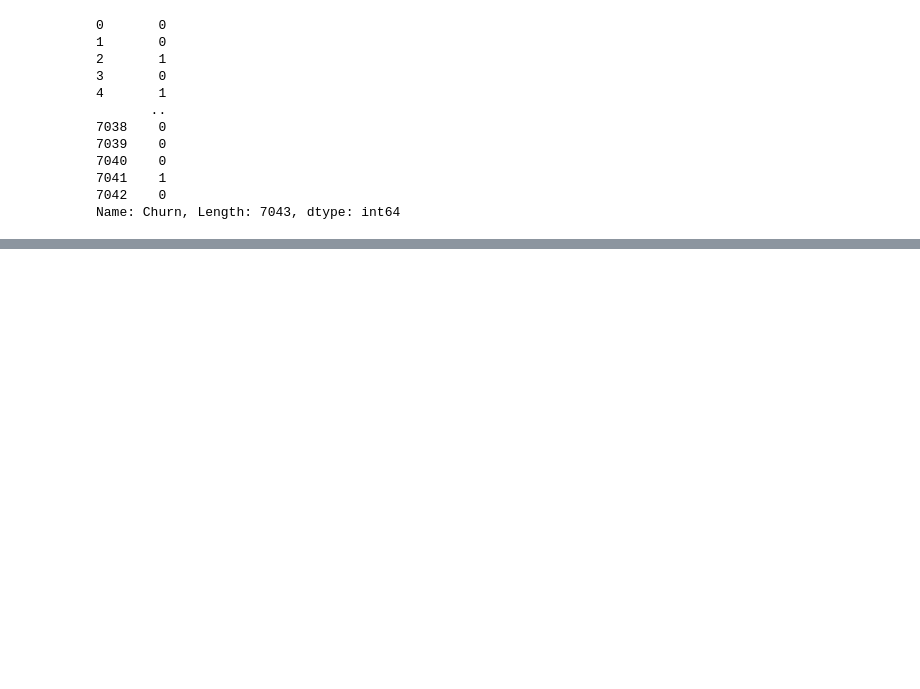
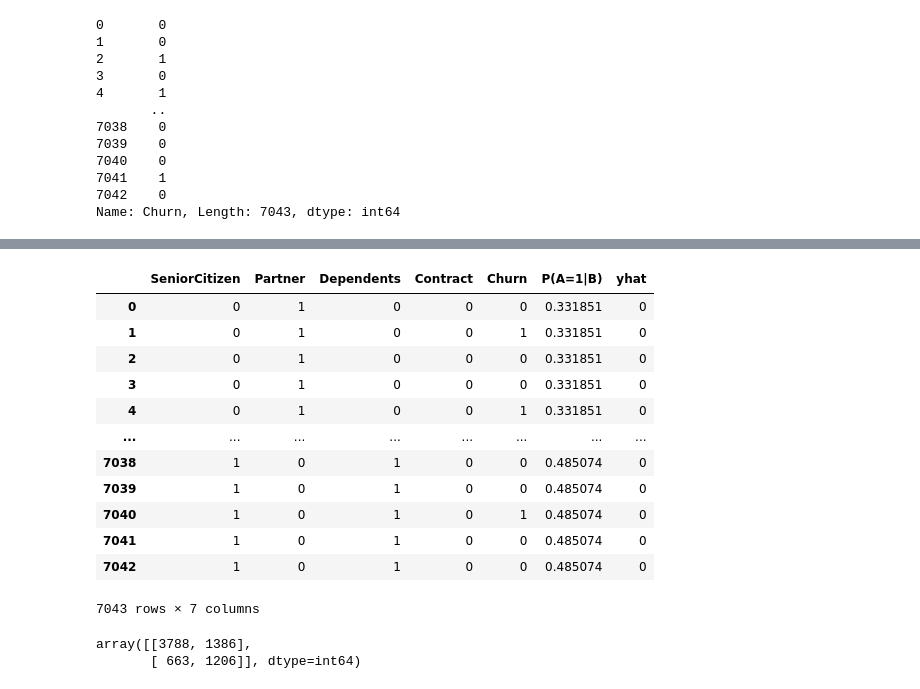
Before and after one commit to LKN-SP/MS9002, a Jupyter notebook: Naive Bayes/Naive Bayes - Class Exercise 1 (completed).ipynb, the cells around one changed output, grey strips where cells are left out. Saved outputs shown, nothing was run; the diff lists cells and outputs as text; code cells hidden in the pictures; blank space fills up the shorter version.

```diff
--- a/Naive Bayes/Naive Bayes - Class Exercise 1 (completed).ipynb
+++ b/Naive Bayes/Naive Bayes - Class Exercise 1 (completed).ipynb
@@ -396,0 +559,3 @@ y_pred
+# %%
+sub_df = df[feature_set+[label]]
+sub_df
@@ -396,0 +576,3 @@ y_pred
+# %%
+sub_df = pd.merge(sub_df, combin_df[feature_set+['P(A=1|B)']], on=feature_set)
+sub_df
@@ -396,0 +593,22 @@ y_pred
+# %%
+sub_df['yhat'] = (sub_df['P(A=1|B)'] > 0.5).astype(int)
+sub_df
+# %% [output]
+|  | SeniorCitizen | Partner | Dependents | Contract | Churn | P(A=1|B) | yhat |
+| 0 | 0 | 1 | 0 | 0 | 0 | 0.331851 | 0 |
+| 1 | 0 | 1 | 0 | 0 | 1 | 0.331851 | 0 |
+| 2 | 0 | 1 | 0 | 0 | 0 | 0.331851 | 0 |
+| 3 | 0 | 1 | 0 | 0 | 0 | 0.331851 | 0 |
+| 4 | 0 | 1 | 0 | 0 | 1 | 0.331851 | 0 |
+| ... | ... | ... | ... | ... | ... | ... | ... |
+| 7038 | 1 | 0 | 1 | 0 | 0 | 0.485074 | 0 |
+| 7039 | 1 | 0 | 1 | 0 | 0 | 0.485074 | 0 |
+| 7040 | 1 | 0 | 1 | 0 | 1 | 0.485074 | 0 |
+| 7041 | 1 | 0 | 1 | 0 | 0 | 0.485074 | 0 |
+| 7042 | 1 | 0 | 1 | 0 | 0 | 0.485074 | 0 |
+7043 rows × 7 columns
+# %%
+metrics.confusion_matrix(sub_df['Churn'], sub_df['yhat'])
+# %% [output]
+array([[3788, 1386],
+       [ 663, 1206]], dtype=int64)
```
Also changed, not shown: parts of 43 cells of this notebook, 4 other files.
